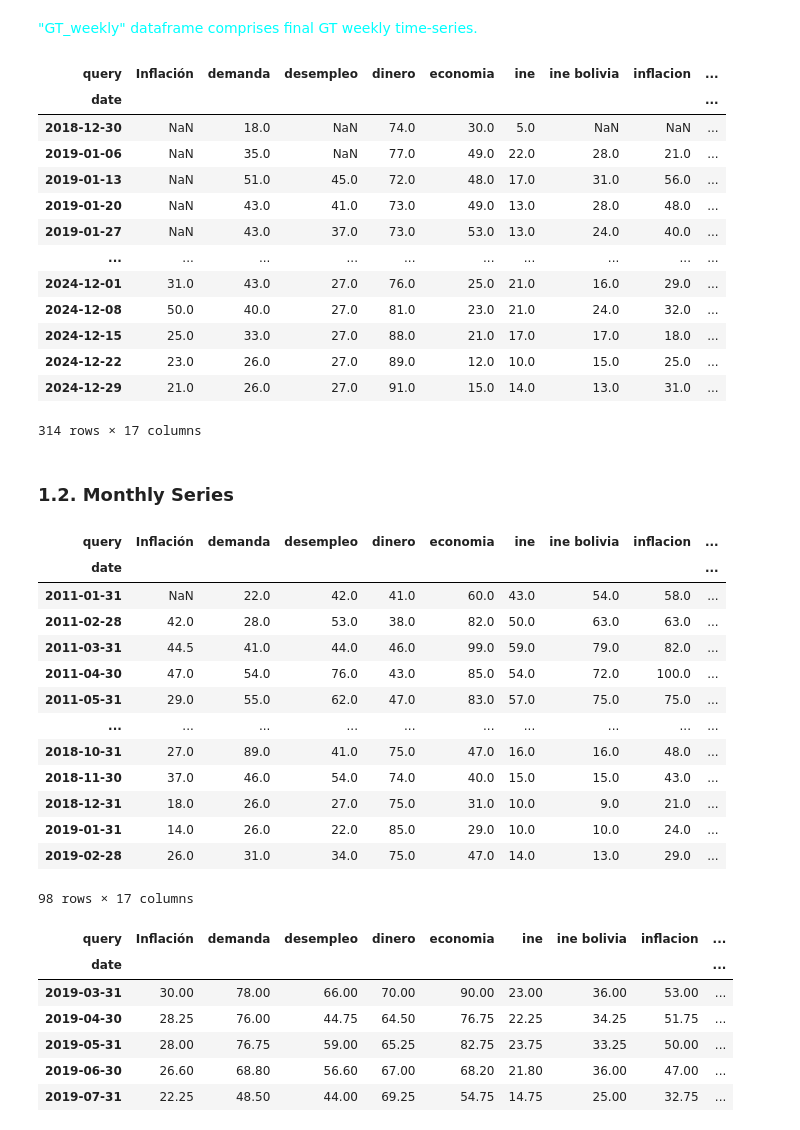
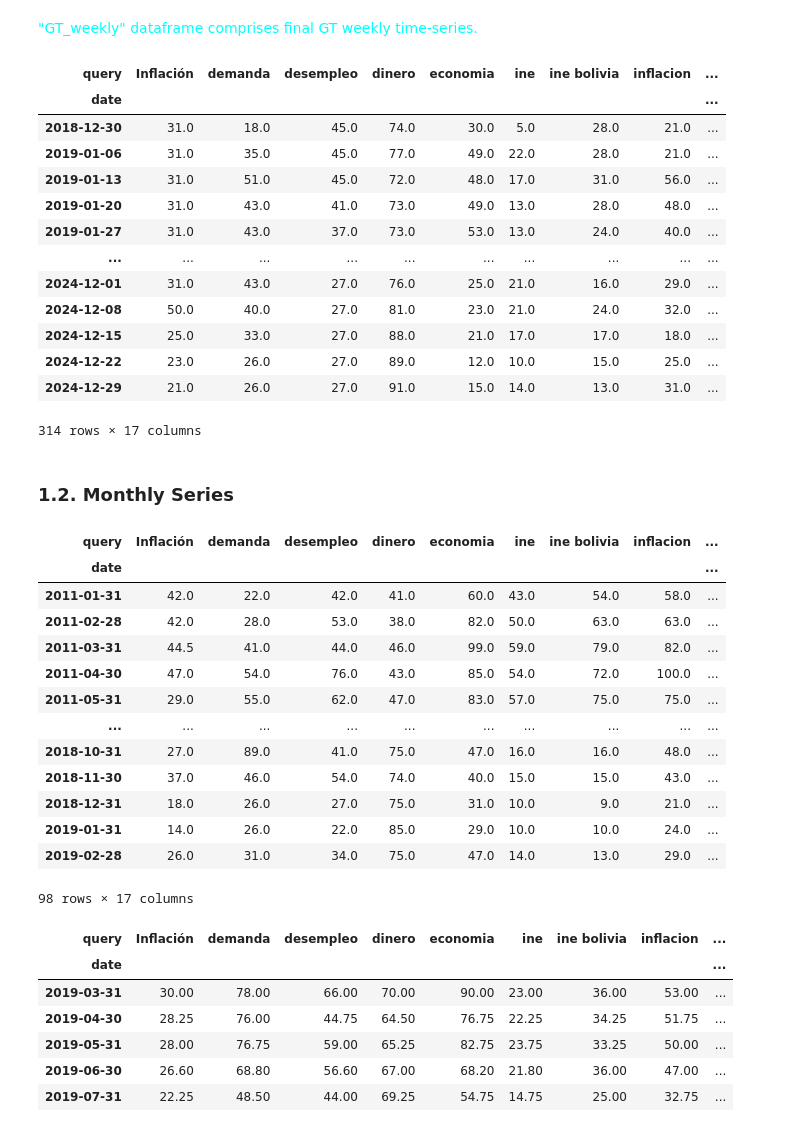
Before and after one commit to osmarbolivar/High-Freq-Inflation-Forecast-2SML, a Jupyter notebook: Data_preprocess.ipynb, the cells around one changed output. Cells and saved outputs as stored; diff of their text form; code cells hidden in the pictures.

```diff
--- a/Data_preprocess.ipynb
+++ b/Data_preprocess.ipynb
@@ -181,17 +181,17 @@ dtype: int64
 # %%
 GT_weekly = all_weekly.copy().filter(gt_words_2.index, axis=1)
 GT_weekly.replace(0, np.nan, inplace=True)
-GT_weekly.interpolate(method='linear', inplace=True)
+GT_weekly.interpolate(method='linear', limit_direction="both", inplace=True)
 GT_weekly = GT_weekly.round(0)
 GT_weekly
 # %% [output]
 | query | Inflación | demanda | desempleo | dinero | economia | ine | ine bolivia | inflacion | ... |
 | date |  |  |  |  |  |  |  |  | ... |
-| 2018-12-30 | NaN | 18.0 | NaN | 74.0 | 30.0 | 5.0 | NaN | NaN | ... |
-| 2019-01-06 | NaN | 35.0 | NaN | 77.0 | 49.0 | 22.0 | 28.0 | 21.0 | ... |
-| 2019-01-13 | NaN | 51.0 | 45.0 | 72.0 | 48.0 | 17.0 | 31.0 | 56.0 | ... |
-| 2019-01-20 | NaN | 43.0 | 41.0 | 73.0 | 49.0 | 13.0 | 28.0 | 48.0 | ... |
-| 2019-01-27 | NaN | 43.0 | 37.0 | 73.0 | 53.0 | 13.0 | 24.0 | 40.0 | ... |
+| 2018-12-30 | 31.0 | 18.0 | 45.0 | 74.0 | 30.0 | 5.0 | 28.0 | 21.0 | ... |
+| 2019-01-06 | 31.0 | 35.0 | 45.0 | 77.0 | 49.0 | 22.0 | 28.0 | 21.0 | ... |
+| 2019-01-13 | 31.0 | 51.0 | 45.0 | 72.0 | 48.0 | 17.0 | 31.0 | 56.0 | ... |
+| 2019-01-20 | 31.0 | 43.0 | 41.0 | 73.0 | 49.0 | 13.0 | 28.0 | 48.0 | ... |
+| 2019-01-27 | 31.0 | 43.0 | 37.0 | 73.0 | 53.0 | 13.0 | 24.0 | 40.0 | ... |
 | ... | ... | ... | ... | ... | ... | ... | ... | ... | ... |
 | 2024-12-01 | 31.0 | 43.0 | 27.0 | 76.0 | 25.0 | 21.0 | 16.0 | 29.0 | ... |
 | 2024-12-08 | 50.0 | 40.0 | 27.0 | 81.0 | 23.0 | 21.0 | 24.0 | 32.0 | ... |
@@ -216,12 +216,12 @@ fig.show()
 ### **1.2. Monthly Series**
 # %%
 gt_month_1 = gt_m_2011_2024.loc[gt_m_2011_2024.index < '2019-03-31'].copy().filter(gt_words_2.index, axis=1).resample('M').mean()
-gt_month_1 = gt_month_1.replace(0, np.nan).interpolate(method='linear')
+gt_month_1 = gt_month_1.replace(0, np.nan).interpolate(method='linear', limit_direction="both")
 gt_month_1
 # %% [output]
 | query | Inflación | demanda | desempleo | dinero | economia | ine | ine bolivia | inflacion | ... |
 | date |  |  |  |  |  |  |  |  | ... |
-| 2011-01-31 | NaN | 22.0 | 42.0 | 41.0 | 60.0 | 43.0 | 54.0 | 58.0 | ... |
+| 2011-01-31 | 42.0 | 22.0 | 42.0 | 41.0 | 60.0 | 43.0 | 54.0 | 58.0 | ... |
 | 2011-02-28 | 42.0 | 28.0 | 53.0 | 38.0 | 82.0 | 50.0 | 63.0 | 63.0 | ... |
 | 2011-03-31 | 44.5 | 41.0 | 44.0 | 46.0 | 99.0 | 59.0 | 79.0 | 82.0 | ... |
 | 2011-04-30 | 47.0 | 54.0 | 76.0 | 43.0 | 85.0 | 54.0 | 72.0 | 100.0 | ... |
```
Also changed, not shown: parts of 34 cells of this notebook, 3 other files.
